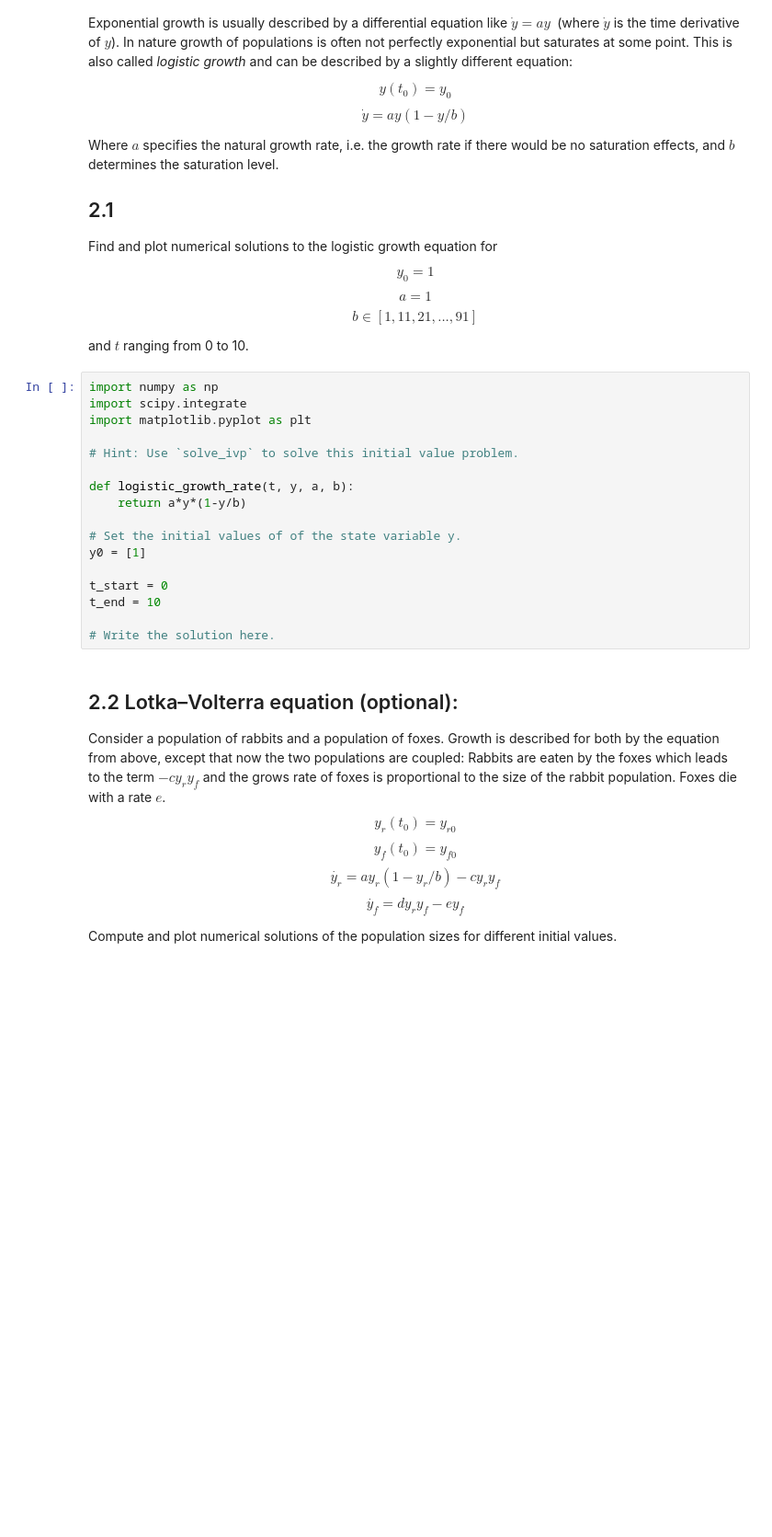
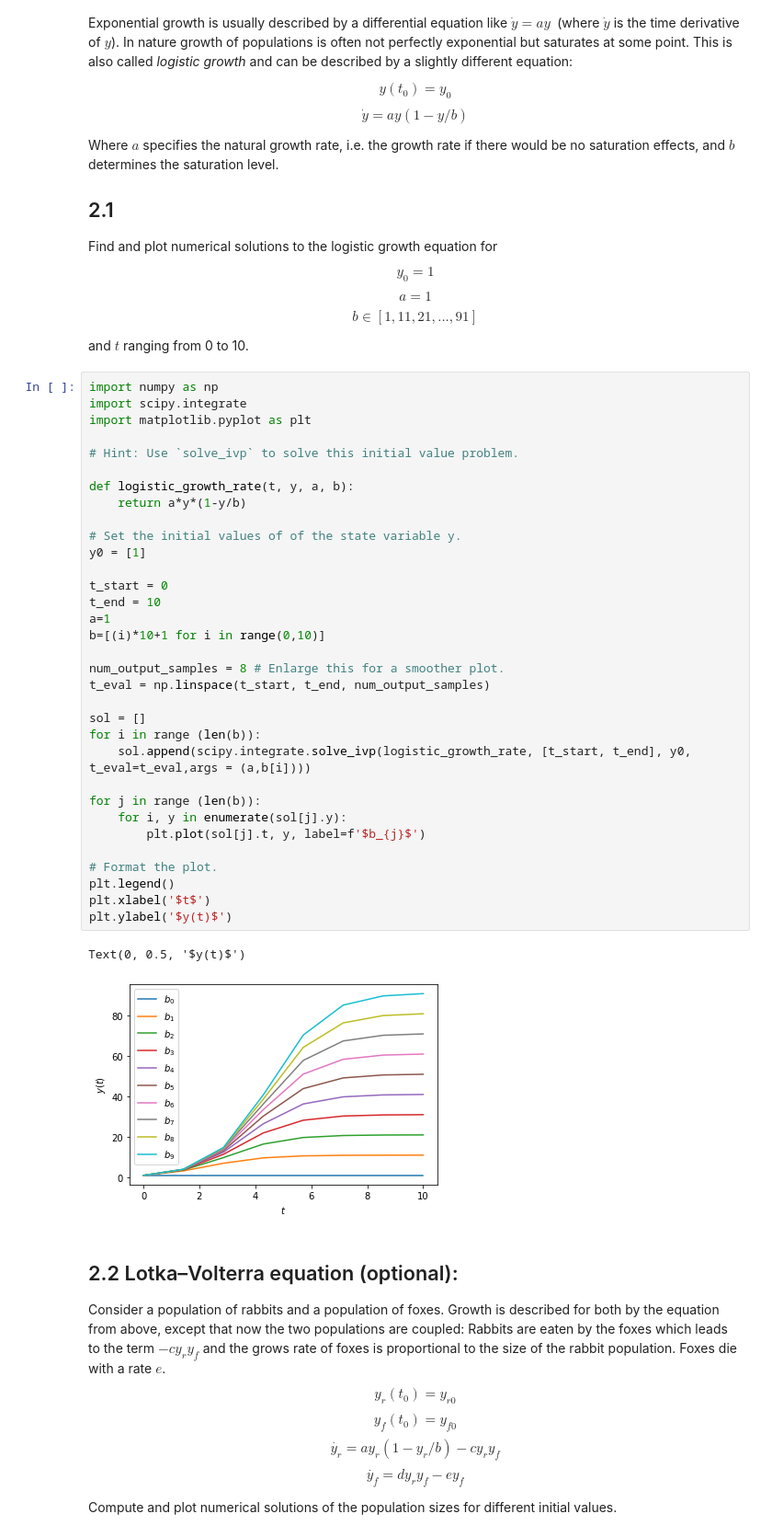
Before and after one commit to mathislindner/py-course, a Jupyter notebook: Lecture_08_matplotlib_scipy/Exercise_08.ipynb, the cells around one changed output. Shown: that part at 92% size. Saved outputs shown, nothing was run; the diff lists cells and outputs as text; blank space fills up the shorter version.

```diff
--- a/Lecture_08_matplotlib_scipy/Exercise_08.ipynb
+++ b/Lecture_08_matplotlib_scipy/Exercise_08.ipynb
@@ -146,20 +189,39 @@ and $t$ ranging from 0 to 10.
 # %%
 import numpy as np
 import scipy.integrate
 import matplotlib.pyplot as plt
 
 # Hint: Use `solve_ivp` to solve this initial value problem.
 
 def logistic_growth_rate(t, y, a, b):
     return a*y*(1-y/b)
 
 # Set the initial values of of the state variable y.
 y0 = [1]
 
 t_start = 0
 t_end = 10
+a=1
+b=[(i)*10+1 for i in range(0,10)]
 
-# Write the solution here.
+num_output_samples = 8 # Enlarge this for a smoother plot.
+t_eval = np.linspace(t_start, t_end, num_output_samples)
+
+sol = []
+for i in range (len(b)):
+    sol.append(scipy.integrate.solve_ivp(logistic_growth_rate, [t_start, t_end], y0, t_eval=t_eval,args = (a,b[i])))
+
+for j in range (len(b)):
+    for i, y in enumerate(sol[j].y):
+        plt.plot(sol[j].t, y, label=f'$b_{j}$')
+
+# Format the plot.
+plt.legend()
+plt.xlabel('$t$')
+plt.ylabel('$y(t)$')
+# %% [output]
+Text(0, 0.5, '$y(t)$')
+[figure, added]
 # %% [markdown]
 ## 2.2 Lotka–Volterra equation (optional):
 Consider a population of rabbits and a population of foxes. Growth is described for both by the equation from above, except that now the two populations are coupled: Rabbits are eaten by the foxes which leads to the term $ - c y_r y_f$ and the grows rate of foxes is proportional to the size of the rabbit population. Foxes die with a rate $e$.
```
Also changed, not shown: parts of 9 cells of this notebook, 1 other file.
